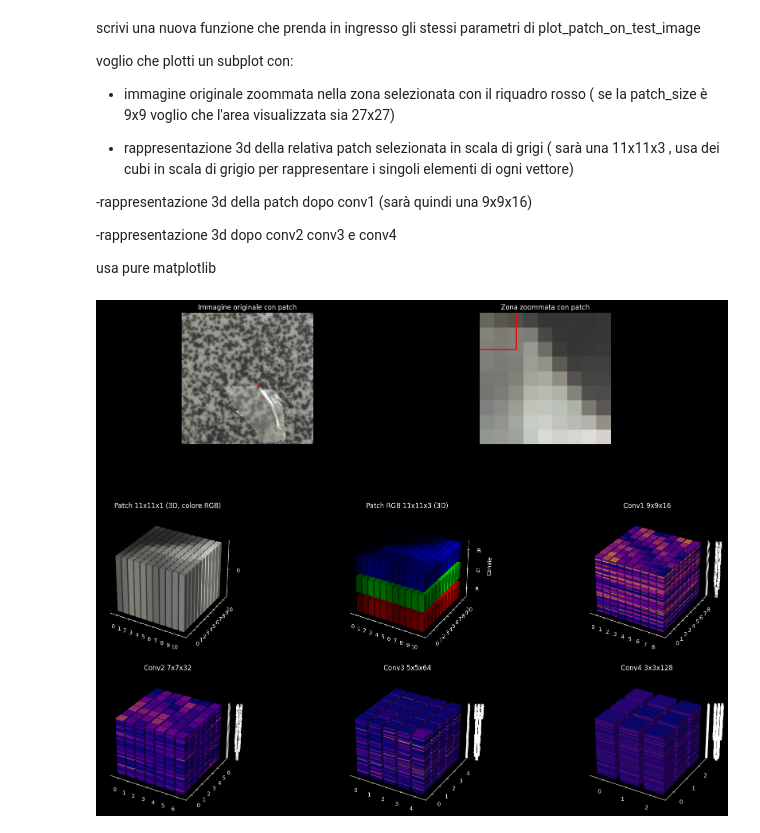
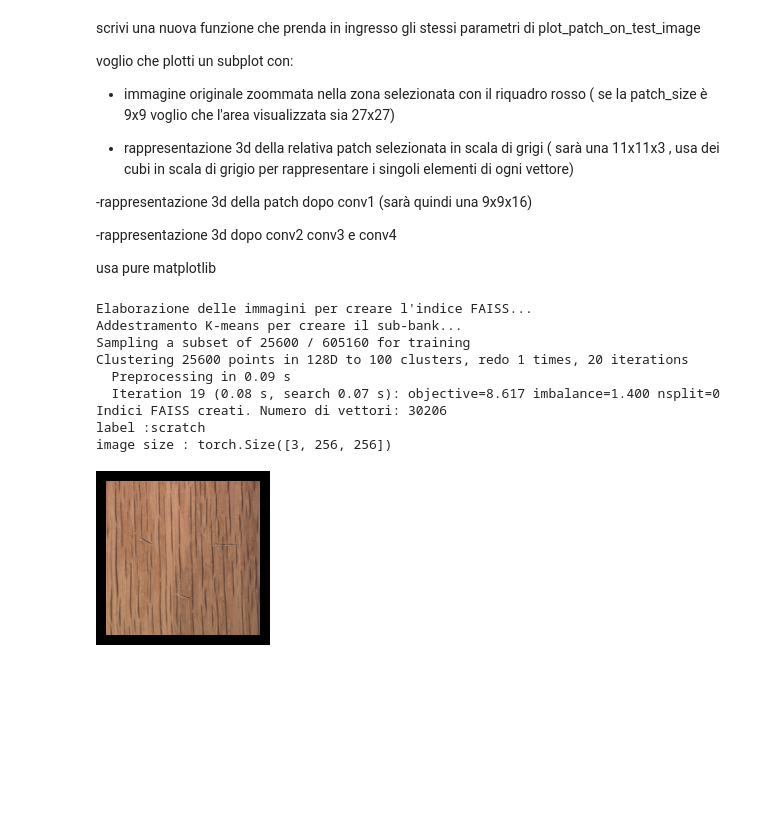
Before and after one commit to seb0t/-CV---anomalib-tutorial-with-visualization, a Jupyter notebook: notebooks/maybe.ipynb, the cells around one changed output. Cells and saved outputs as stored; diff of their text form; code cells hidden in the pictures; blank space fills up the shorter version.

```diff
--- a/notebooks/maybe.ipynb
+++ b/notebooks/maybe.ipynb
@@ -262,7 +263,7 @@ def load_model_and_faiss_index(category='tile'):
     Carica il modello, il dataset e crea l'indice FAISS
     """
     # Inizializza il modello
-    model = PreTrainedFeatureExtractor(device=device)
+    model = AlternativeFeatureExtractor(device=device)
     model.to(device)
     model.eval()
 
@@ -330,21 +331,3 @@ def load_model_and_faiss_index(category='tile'):
     print(f"Indici FAISS creati. Numero di vettori: {index_L2.ntotal}")
 
     return model, index_L2, index_ip, df_test, vectors
-# %%
-def show_test_image(idx):
-    plt.figure(figsize=(2, 2))
-    img_tensor = df_test[idx][0]
-    img_np = img_tensor.permute(1, 2, 0).cpu().numpy()  # (H, W, C)
-    img_np = img_np * np.array([0.229, 0.224, 0.225]) + np.array([0.485, 0.456, 0.406])
-    img_np = np.clip(img_np, 0, 1)
-    plt.imshow(img_np)
-    plt.axis('off')
-    plt.show()
-
-
-
-model, index_L2, index_ip, df_test, vectors = load_model_and_faiss_index(category='tile')
-index = 25
-print(f"label :{df_test[index][1]}")
-print(f"image size : {df_test[index][0].shape[:]}")  # (C, H, W)
-show_test_image(index)
@@ -669,15 +690,0 @@ def visualize_patch_through_network(df_test, idx, patch_size, center, model, dev
-# %%
-# Esempio di utilizzo della funzione
-# Visualizza il percorso di un patch attraverso la rete neurale
-final_patch = visualize_patch_through_network(
-    df_test=df_test,
-    idx=index,             # Indice dell'immagine di test
-    patch_size=3,         # Dimensione del patch (11x11)
-    center=(153, 146),     # Centro del patch (x, y)
-    model=model,           # Modello neurale
-    device=device,         # Device (CPU/GPU)
-    zoom_factor=3,         # Fattore di zoom (area visualizzata = patch_size * zoom_factor)
-    normalize=True        # Normalizza le patch per una migliore visualizzazione
-);
-# %% [output]
-[figure, removed]
@@ -683,0 +806,29 @@ final_patch = visualize_patch_through_network(
+# %%
+def show_test_image(idx):
+    plt.figure(figsize=(2, 2))
+    img_tensor = df_test[idx][0]
+    img_np = img_tensor.permute(1, 2, 0).cpu().numpy()  # (H, W, C)
+    img_np = img_np * np.array([0.229, 0.224, 0.225]) + np.array([0.485, 0.456, 0.406])
+    img_np = np.clip(img_np, 0, 1)
+    plt.imshow(img_np)
+    plt.axis('off')
+    plt.show()
+
+
+
+model, index_L2, index_ip, df_test, vectors = load_model_and_faiss_index(category='wood')
+index = 31
+print(f"label :{df_test[index][1]}")
+print(f"image size : {df_test[index][0].shape[:]}")  # (C, H, W)
+show_test_image(index)
+# %% [output]
+Elaborazione delle immagini per creare l'indice FAISS...
+Addestramento K-means per creare il sub-bank...
+Sampling a subset of 25600 / 605160 for training
+Clustering 25600 points in 128D to 100 clusters, redo 1 times, 20 iterations
+  Preprocessing in 0.09 s
+  Iteration 19 (0.08 s, search 0.07 s): objective=8.617 imbalance=1.400 nsplit=0
+Indici FAISS creati. Numero di vettori: 30206
+label :scratch
+image size : torch.Size([3, 256, 256])
+[figure, added]
```
Also changed, not shown: parts of 14 cells of this notebook.
